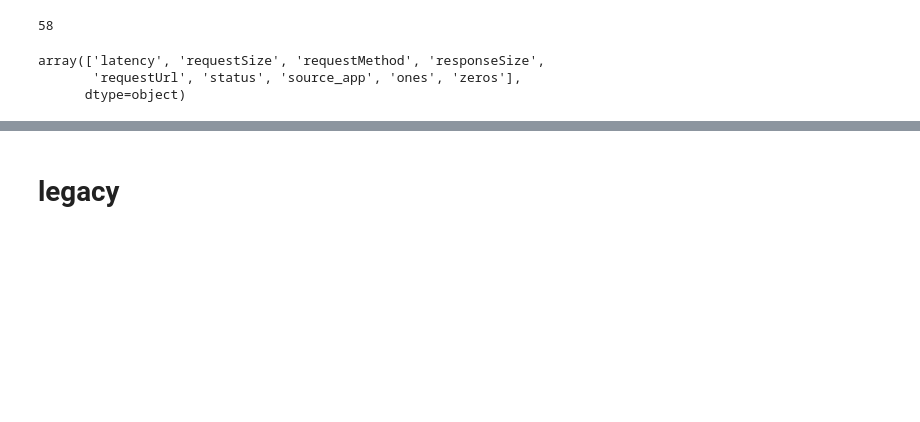
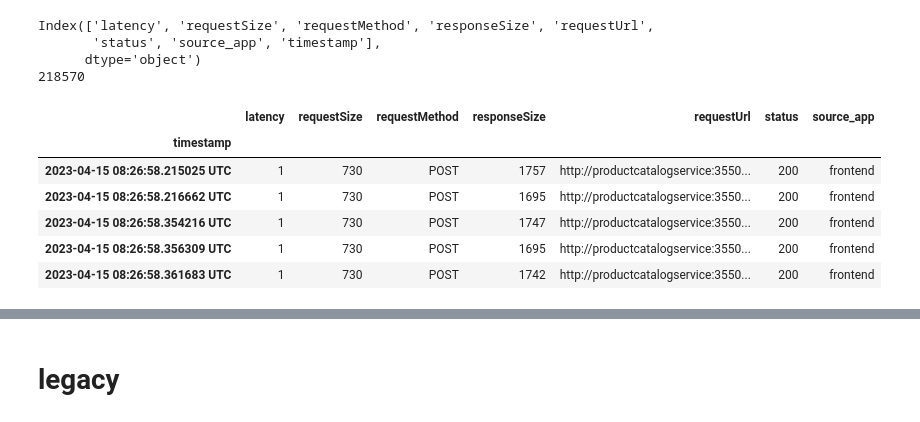
Before and after one commit to Eidell/gRPC-log-LSTM-Anomaly-Detection, a Jupyter notebook: lstm.ipynb, the cells around one changed output, grey strips where cells are left out. Cells and saved outputs as stored; diff of their text form; code cells hidden in the pictures; blank space fills up the shorter version.

```diff
--- a/lstm.ipynb
+++ b/lstm.ipynb
@@ -13,0 +1,29 @@ Index(['latency', 'requestSize', 'requestMethod', 'responseSize', 'requestUrl',
+# %%
+# bug fixing test piece
+
+import os
+import json
+import pandas as pd
+
+data = []
+
+
+# Load the JSON file
+with open("train/data-000000000021") as f:
+# Extract the relevant features from each log entry
+    for line in f:
+        entry = json.loads(line)
+        # Extract the relevant features from the entry and add them to the data list
+        features = {'latency': entry['httpRequest']['latency'],
+                    'requestSize': entry['httpRequest']['requestSize'],
+                    'requestMethod': entry['httpRequest']['requestMethod'],
+                    'responseSize': entry['httpRequest']['responseSize'],
+                    'requestUrl': entry['httpRequest']['requestUrl'],
+                    'status': entry['httpRequest']['status'],
+                    'source_app': entry['labels']['source_app'],
+                    'timestamp': entry['timestamp']}
+        data.append(features)
+
+# Convert the list of dictionaries into a DataFrame
+df = pd.DataFrame(data)
+df.head
@@ -14,3 +78,11 @@ Index(['latency', 'requestSize', 'requestMethod', 'responseSize', 'requestUrl',
+# %%
+print(df.columns)
+print(len(df))
+# %% [output]
+Index(['latency', 'requestSize', 'requestMethod', 'responseSize', 'requestUrl',
+       'status', 'source_app', 'timestamp'],
+      dtype='object')
+218570
 # %%
 # set timestamp as the index
 df.set_index('timestamp', inplace=True)
@@ -25,19 +96,10 @@ df['latency'] = df['zeros'].where(df['latency'] < 0.1, df['ones'])
 # %%
 df.head()
-len(df.drop_duplicates(keep=False))
 # %% [output]
-58
+|  | latency | requestSize | requestMethod | responseSize | requestUrl | status | source_app |
+| timestamp |  |  |  |  |  |  |  |
+| 2023-04-15 08:26:58.215025 UTC | 1 | 730 | POST | 1757 | http://productcatalogservice:3550... | 200 | frontend |
+| 2023-04-15 08:26:58.216662 UTC | 1 | 730 | POST | 1695 | http://productcatalogservice:3550... | 200 | frontend |
+| 2023-04-15 08:26:58.354216 UTC | 1 | 730 | POST | 1747 | http://productcatalogservice:3550... | 200 | frontend |
+| 2023-04-15 08:26:58.356309 UTC | 1 | 730 | POST | 1695 | http://productcatalogservice:3550... | 200 | frontend |
+| 2023-04-15 08:26:58.361683 UTC | 1 | 730 | POST | 1742 | http://productcatalogservice:3550... | 200 | frontend |
-# %%
-from sklearn.preprocessing import MinMaxScaler
-
-# Convert categorical features to one-hot encoded format
-#df = pd.get_dummies(df, columns=['requestUrl', 'status', 'source_app','requestMethod'])
-
-# Normalize the numerical features
-#scaler = MinMaxScaler()
-#df[["latency", "requestSize", "responseSize"]] = scaler.fit_transform(df[["latency", "requestSize", "responseSize"]])
-df.columns.values.astype(list)
-# %% [output]
-array(['latency', 'requestSize', 'requestMethod', 'responseSize',
-       'requestUrl', 'status', 'source_app', 'ones', 'zeros'],
-      dtype=object)
```
Also changed, not shown: parts of 28 cells of this notebook, 23 other files.
